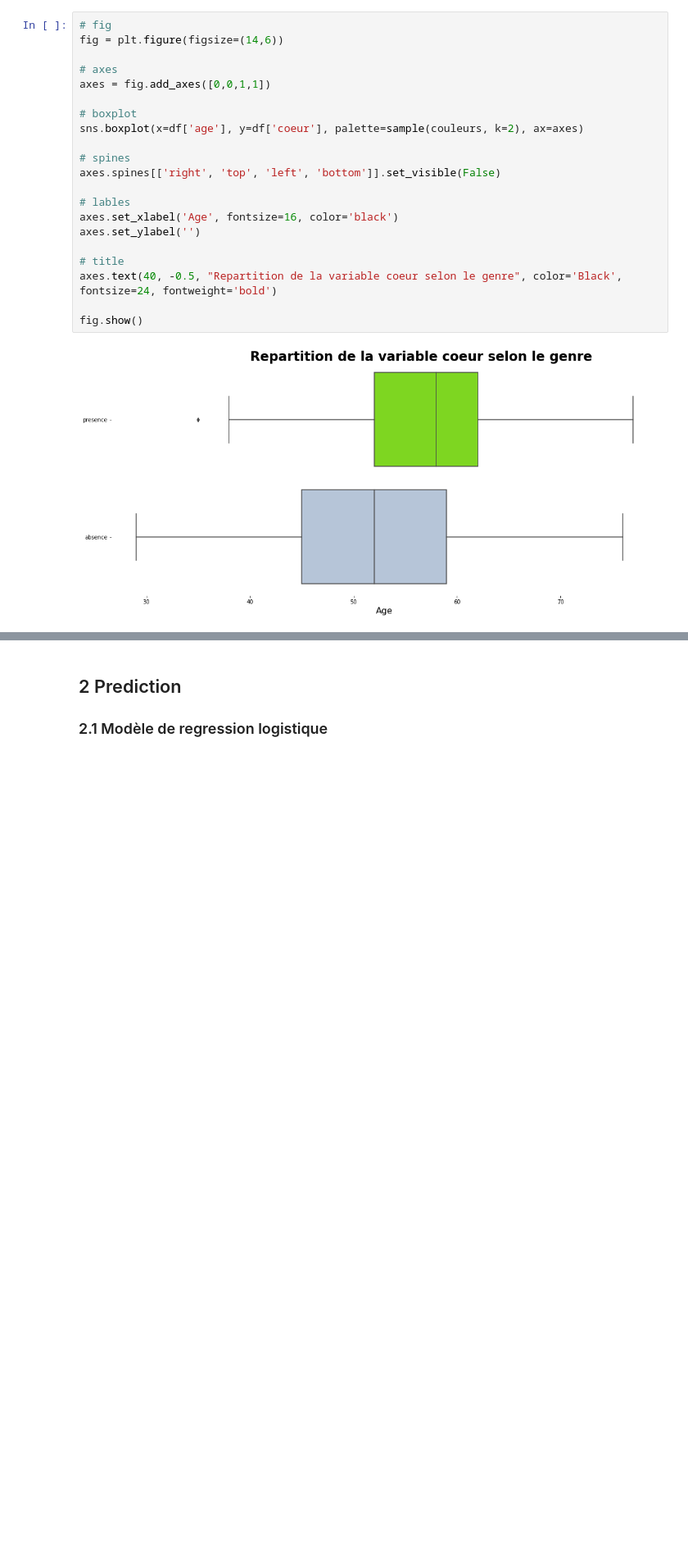
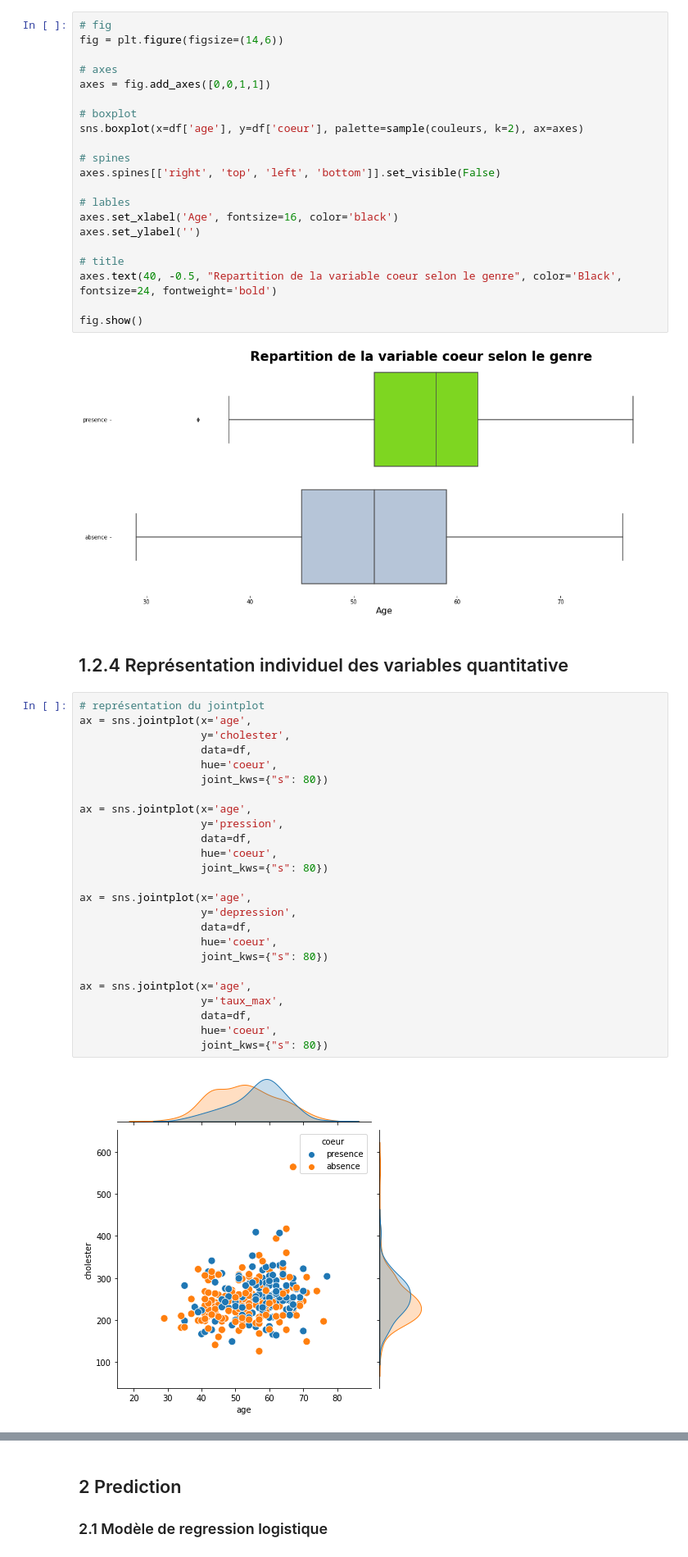
Before and after one commit to kocedric/analyse, a Jupyter notebook: exo1.ipynb, the cells around one changed output, grey strips where cells are left out. Shown at 82% size. Drawn from its saved outputs; the diff is of its cells as text; blank space fills up the shorter version.

```diff
--- a/exo1.ipynb
+++ b/exo1.ipynb
@@ -730,3 +732,32 @@ axes.text(40, -0.5, "Repartition de la variable coeur selon le genre", color='Bl
 fig.show()
 # %% [output]
 [figure]
+# %% [markdown]
+## 1.2.4 Représentation individuel des variables quantitative
+# %%
+# représentation du jointplot
+ax = sns.jointplot(x='age',
+                   y='cholester',
+                   data=df,
+                   hue='coeur',
+                   joint_kws={"s": 80})
+
+ax = sns.jointplot(x='age',
+                   y='pression',
+                   data=df,
+                   hue='coeur',
+                   joint_kws={"s": 80})
+
+ax = sns.jointplot(x='age',
+                   y='depression',
+                   data=df,
+                   hue='coeur',
+                   joint_kws={"s": 80})
+
+ax = sns.jointplot(x='age',
+                   y='taux_max',
+                   data=df,
+                   hue='coeur',
+                   joint_kws={"s": 80})
+# %% [output]
+[figure, added]
```
Also changed, not shown: parts of 6 cells of this notebook.
